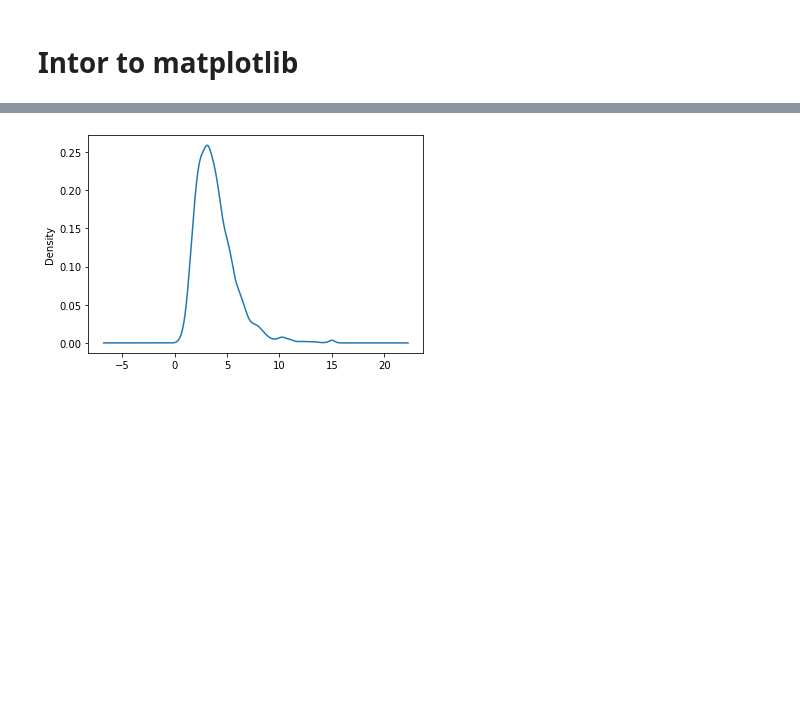
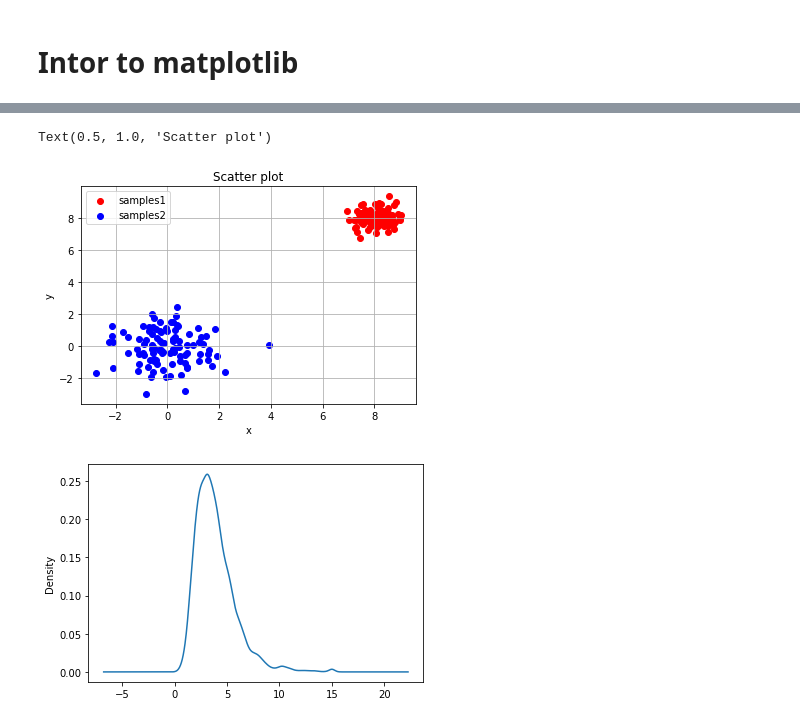
Before and after one commit to ArashLagzian/Practical-TA-Class-Deep-Learning-Fall2021, a Jupyter notebook: Intro_to_Python_and_Google_Colab.ipynb, the cells around one changed output, grey strips where cells are left out. Cells and saved outputs as stored; diff of their text form; code cells hidden in the pictures; blank space fills up the shorter version.

```diff
--- a/Intro_to_Python_and_Google_Colab.ipynb
+++ b/Intro_to_Python_and_Google_Colab.ipynb
@@ -393,15 +498,18 @@ plt.show()
 # %%
-x1 = np.random.normal(0,1,100)
-y1 = np.random.normal(0,1,100)
-x2 = np.random.normal(4,1,50)
-y2 = np.random.normal(4,1,50)
+x1 = np.random.normal(8,0.5,100)
+y1 = np.random.normal(8,0.5,100)
+x2 = np.random.normal(0,1,100)
+y2 = np.random.normal(0,1,100)
 plt.scatter(x1,y1,color='r',label='samples1')
 plt.scatter(x2,y2,color='b',label='samples2')
 plt.xlabel('x')
 plt.ylabel('y')
 plt.legend()
 plt.grid()
 plt.title('Scatter plot')
+# %% [output]
+Text(0.5, 1.0, 'Scatter plot')
+[figure, added]
 # %%
 s = dataset['median_income']
 ax = s.plot.kde()
```
Also changed, not shown: parts of 27 cells of this notebook.
